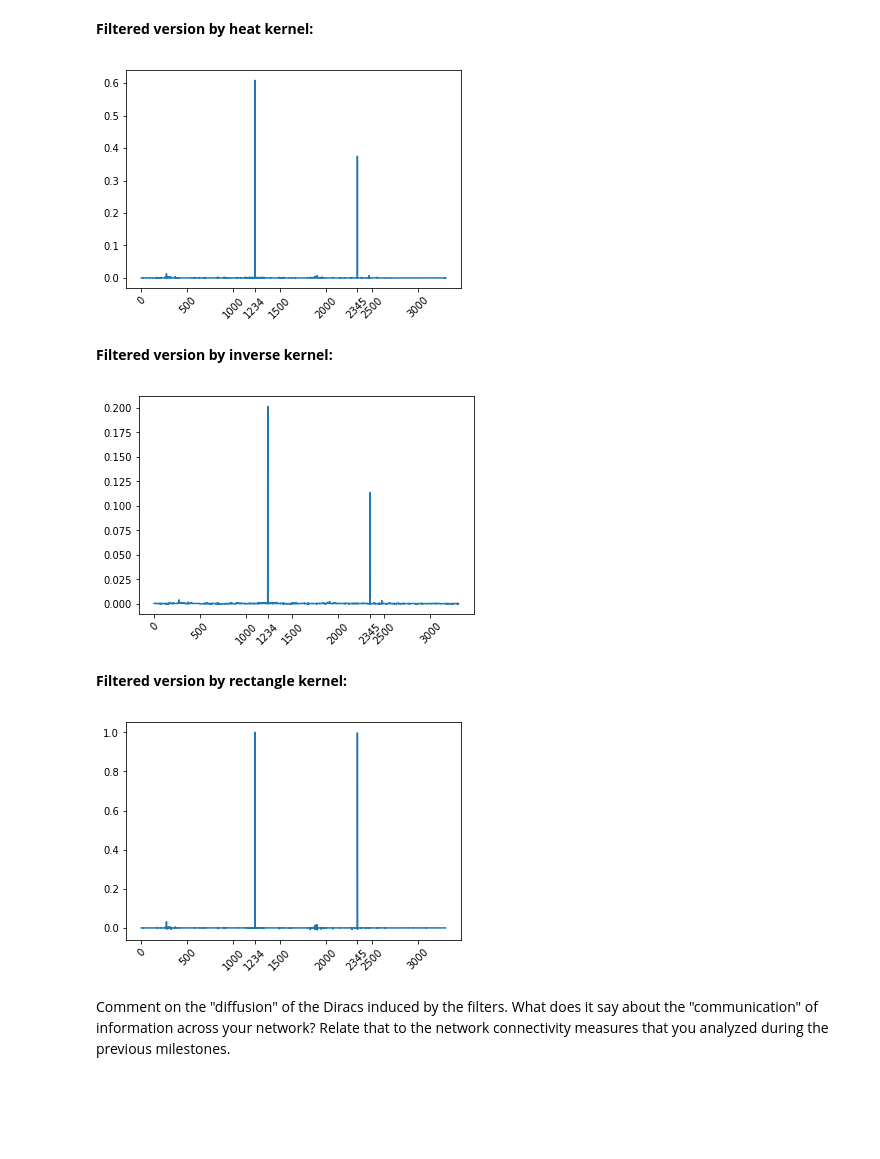
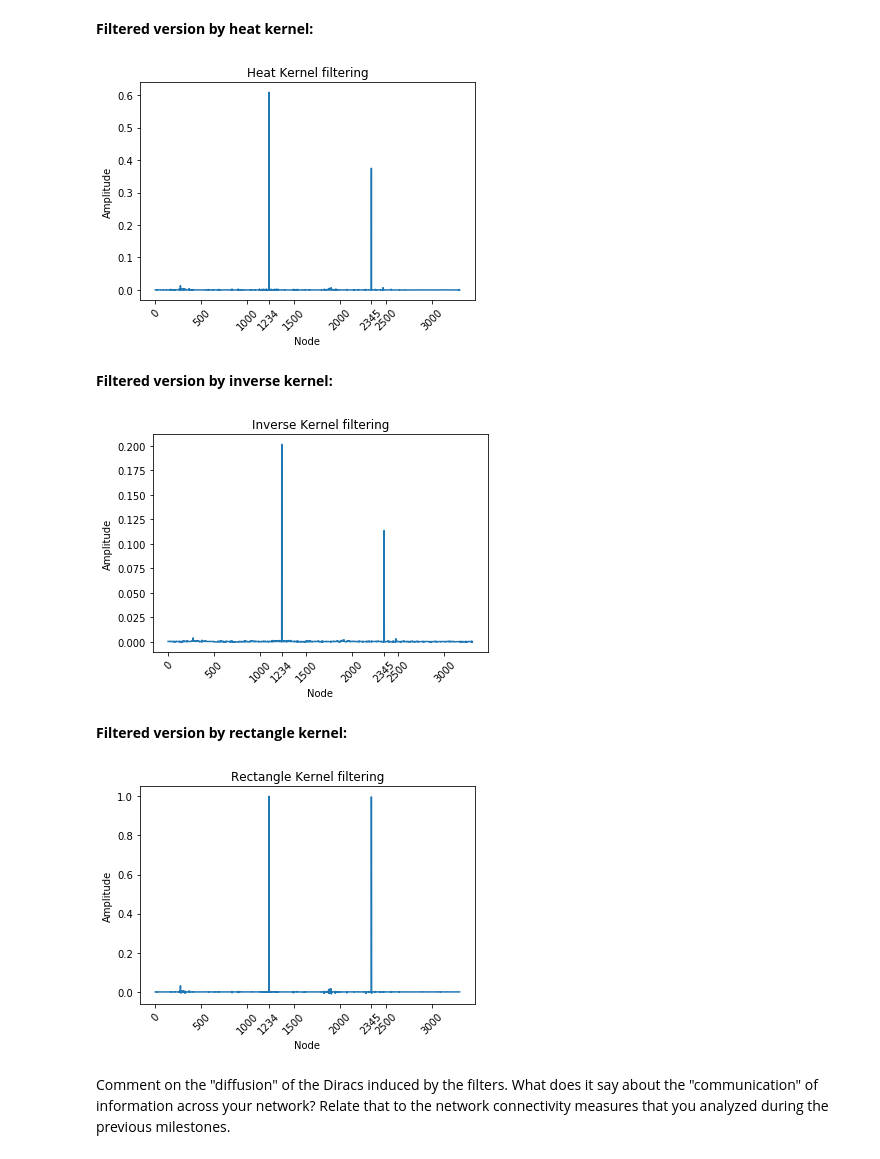
Before and after one commit to AmauV/NTDS, a Jupyter notebook: 4_graph_signal_processing.ipynb, the cells around one changed output. Cells and saved outputs as stored; diff of their text form; code cells hidden in the pictures; blank space fills up the shorter version.

```diff
--- a/4_graph_signal_processing.ipynb
+++ b/4_graph_signal_processing.ipynb
@@ -400,26 +409,38 @@ dirac_heat = graph_filter(dirac, "heat_kernel", t=t_heat)
 # %%
 plt.xticks(list(np.arange(0, n_nodes, 500)) + [1234, 2345], rotation=45)
 plt.plot(dirac_heat);
+plt.xlabel("Node")
+plt.ylabel("Amplitude")
+plt.title("Heat Kernel filtering")
+plt.show()
 # %% [output]
-[figure, old version]
+[figure, new version]
 # %% [markdown]
 **Filtered version by inverse kernel:**
 # %%
 dirac_inverse = graph_filter(dirac, "inverse_kernel", t=t_inverse)
 # %%
 plt.xticks(list(np.arange(0, n_nodes, 500)) + [1234, 2345], rotation=45)
-plt.plot(dirac_inverse);
+plt.plot(dirac_inverse)
+plt.xlabel("Node")
+plt.ylabel("Amplitude")
+plt.title("Inverse Kernel filtering")
+plt.show()
 # %% [output]
-[figure, old version]
+[figure, new version]
 # %% [markdown]
 **Filtered version by rectangle kernel:**
 # %%
 dirac_rectangle = graph_filter(dirac, "rectangle_kernel", l_min=l_min, l_max=l_max)
 # %%
 plt.xticks(list(np.arange(0, n_nodes, 500)) + [1234, 2345], rotation=45)
-plt.plot(dirac_rectangle);
+plt.plot(dirac_rectangle)
+plt.xlabel("Node")
+plt.ylabel("Amplitude")
+plt.title("Rectangle Kernel filtering")
+plt.show()
 # %% [output]
-[figure, old version]
+[figure, new version]
 # %% [markdown]
 Comment on the "diffusion" of the Diracs induced by the filters. What does it say about the "communication" of information across your network? Relate that to the network connectivity measures that you analyzed during the previous milestones.
 # %% [markdown]
```
Also changed, not shown: parts of 23 cells of this notebook.
